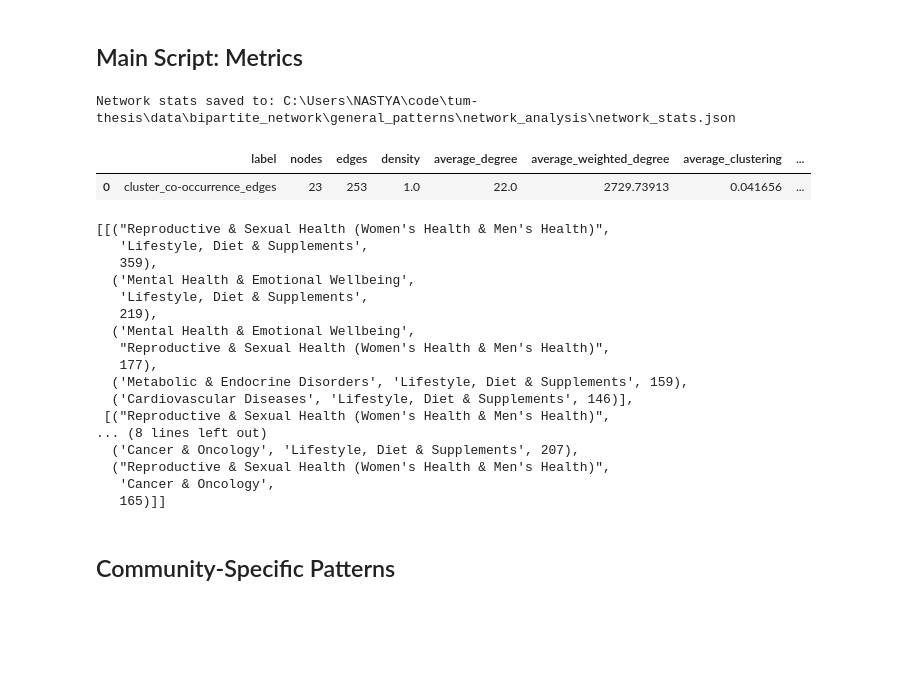
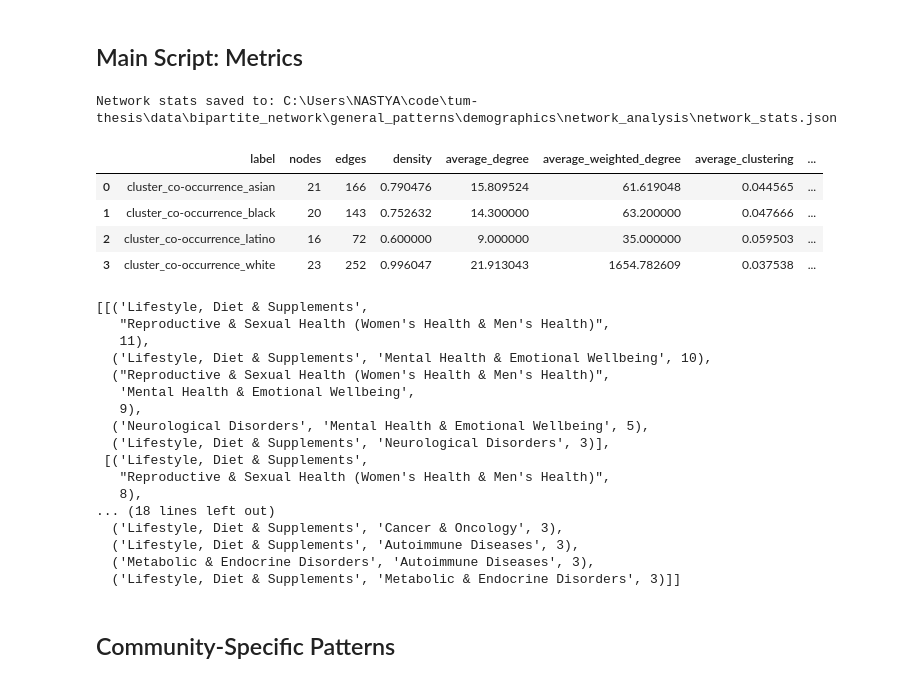
Before and after one commit to anaprikho/tum-thesis, a Jupyter notebook: jupyter notebooks/network_analysis.ipynb, the cells around one changed output. Drawn from its saved outputs; the diff is of its cells as text; code cells hidden in the pictures; blank space fills up the shorter version.

```diff
--- a/jupyter notebooks/network_analysis.ipynb
+++ b/jupyter notebooks/network_analysis.ipynb
@@ -64,8 +64,12 @@ from collections import Counter
 base_dir = os.path.abspath("..")
 
 # General Pattern
-file_path = os.path.join(base_dir, "data", "bipartite_network", "general_patterns", "cluster_co-occurrence_edges.json")
-output_path = os.path.join(base_dir, "data", "bipartite_network", "general_patterns", "network_analysis", "network_stats.json")
+# file_path = os.path.join(base_dir, "data", "bipartite_network", "general_patterns", "cluster_co-occurrence_edges.json")
+# output_path = os.path.join(base_dir, "data", "bipartite_network", "general_patterns", "network_analysis", "network_stats.json")
+
+# Demographics
+file_path = os.path.join(base_dir, "data", "bipartite_network", "general_patterns", "demographics", "gender")
+output_path = os.path.join(base_dir, "data", "bipartite_network", "general_patterns", "demographics", "network_analysis", "network_stats.json")
 
 # # Community-Specific Patterns
 # file_path = os.path.join(base_dir, "data", "bipartite_network", "community-specific_patterns", "cluster_co-occurrence_edges_by_comm")
@@ -143,8 +147,12 @@ def analyze_graph(G, label):
     # insted of looking which cluster has the highest degree, we look into what pairs are most connected
     # get the edge with the biggest weight and get the corresponding clusters of that "heavy" edge
     # essentially: sort the original (json) list of edges by weights and get top (n=5) cluster-PAIRS (main point are pairs)
+
+    # UPDATED: instead of oncluding absolute weight, save relative percentage of frequencies
+    total_weight = sum(d["weight"] for _, _, d in G.edges(data=True))  # total weight of all edges
+
     strongest_edges = sorted(G.edges (data=True), key=lambda x: x[2]["weight"], reverse=True)[:5]  # list of tuples; descending order
-    analysis["top5_cluster_pairs_by_weight"] = [(u, v, w["weight"]) for u, v, w in strongest_edges]  # u - source, v - target cluster
+    analysis["top5_cluster_pairs_by_weight"] = [(u, v, int((w["weight"] / total_weight)*100)) for u, v, w in strongest_edges]  # u - source, v - target cluster
 
     return analysis
 
@@ -153,68 +161,71 @@ if os.path.exists(output_path):
     with open(output_path, "r", encoding="utf-8") as f:
         results = json.load(f)
 else:
     results = {}
 
 # Extract group label from dir name
 group_label = os.path.basename(os.path.normpath(file_path))  # "UK - US"
 
 # if group_label not in results:
 results[group_label] = []
 
 ### -------- For General Patterns only (not demographics)
-file = file_path
-label = os.path.splitext(os.path.basename(file))[0]
-path_current = os.path.join(file_path, file)
+# file = file_path
+# label = os.path.splitext(os.path.basename(file))[0]
+# path_current = os.path.join(file_path, file)
 
-G = load_graph(path_current)  # load JSON files (edges) as graphs
-stats = analyze_graph(G, label)  # analyze graphs
+# G = load_graph(path_current)  # load JSON files (edges) as graphs
+# stats = analyze_graph(G, label)  # analyze graphs
 
-results[group_label].append(stats)
+# results[group_label].append(stats)
 ### -----------------------------------------------------
 
 ### -------- For general patterns (demographics) & Community-Specific Pattern
-# for file in os.listdir(file_path):
-#     if file.endswith(".json") and not file.startswith("pms"):
-#         label = file.replace(".json", "")
-#         path_current = os.path.join(file_path, file)
+for file in os.listdir(file_path):
+    if file.endswith(".json") and not file.startswith("pms"):
+        label = file.replace(".json", "")
+        path_current = os.path.join(file_path, file)
 
-#         G = load_graph(path_current)  # load JSON files (edges) as graphs
-#         stats = analyze_graph(G, label)  # analyze graphs
+        G = load_graph(path_current)  # load JSON files (edges) as graphs
+        stats = analyze_graph(G, label)  # analyze graphs
 
-#         results[group_label].append(stats)
+        results[group_label].append(stats)
 # -------------------------------------------------------------------------------
 
 with open(output_path, "w", encoding="utf-8") as f:
     json.dump(results, f, indent=2)
 
 print(f"\nNetwork stats saved to: {output_path}")
 
 summary_df = pd.DataFrame(results[group_label])
 summary_df
 # %% [output]
-Network stats saved to: C:\Users\NASTYA\code\tum-thesis\data\bipartite_network\general_patterns\network_analysis\network_stats.json
+Network stats saved to: C:\Users\NASTYA\code\tum-thesis\data\bipartite_network\general_patterns\demographics\network_analysis\network_stats.json
 |  | label | nodes | edges | density | average_degree | average_weighted_degree | average_clustering | ... |
-| 0 | cluster_co-occurrence_edges | 23 | 253 | 1.0 | 22.0 | 2729.73913 | 0.041656 | ... |
+| 0 | cluster_co-occurrence_asian | 21 | 166 | 0.790476 | 15.809524 | 61.619048 | 0.044565 | ... |
+| 1 | cluster_co-occurrence_black | 20 | 143 | 0.752632 | 14.300000 | 63.200000 | 0.047666 | ... |
+| 2 | cluster_co-occurrence_latino | 16 | 72 | 0.600000 | 9.000000 | 35.000000 | 0.059503 | ... |
+| 3 | cluster_co-occurrence_white | 23 | 252 | 0.996047 | 21.913043 | 1654.782609 | 0.037538 | ... |
 # %%
 summary_df["top5_cluster_pairs_by_weight"].to_list()
 # %% [output]
-[[("Reproductive & Sexual Health (Women's Health & Men's Health)",
-   'Lifestyle, Diet & Supplements',
-   359),
-  ('Mental Health & Emotional Wellbeing',
-   'Lifestyle, Diet & Supplements',
-   219),
-  ('Mental Health & Emotional Wellbeing',
+[[('Lifestyle, Diet & Supplements',
    "Reproductive & Sexual Health (Women's Health & Men's Health)",
-   177),
-  ('Metabolic & Endocrine Disorders', 'Lifestyle, Diet & Supplements', 159),
-  ('Cardiovascular Diseases', 'Lifestyle, Diet & Supplements', 146)],
- [("Reproductive & Sexual Health (Women's Health & Men's Health)",
-... (8 lines left out)
-  ('Cancer & Oncology', 'Lifestyle, Diet & Supplements', 207),
+   11),
+  ('Lifestyle, Diet & Supplements', 'Mental Health & Emotional Wellbeing', 10),
   ("Reproductive & Sexual Health (Women's Health & Men's Health)",
-   'Cancer & Oncology',
-   165)]]
+   'Mental Health & Emotional Wellbeing',
+   9),
+  ('Neurological Disorders', 'Mental Health & Emotional Wellbeing', 5),
+  ('Lifestyle, Diet & Supplements', 'Neurological Disorders', 3)],
+ [('Lifestyle, Diet & Supplements',
+   "Reproductive & Sexual Health (Women's Health & Men's Health)",
+   8),
+... (18 lines left out)
+  ('Lifestyle, Diet & Supplements', 'Cancer & Oncology', 3),
+  ('Lifestyle, Diet & Supplements', 'Autoimmune Diseases', 3),
+  ('Metabolic & Endocrine Disorders', 'Autoimmune Diseases', 3),
+  ('Lifestyle, Diet & Supplements', 'Metabolic & Endocrine Disorders', 3)]]
 # %% [markdown]
 ## Community-Specific Patterns
 # %% [markdown]
```
Also changed, not shown: 3 other files.
